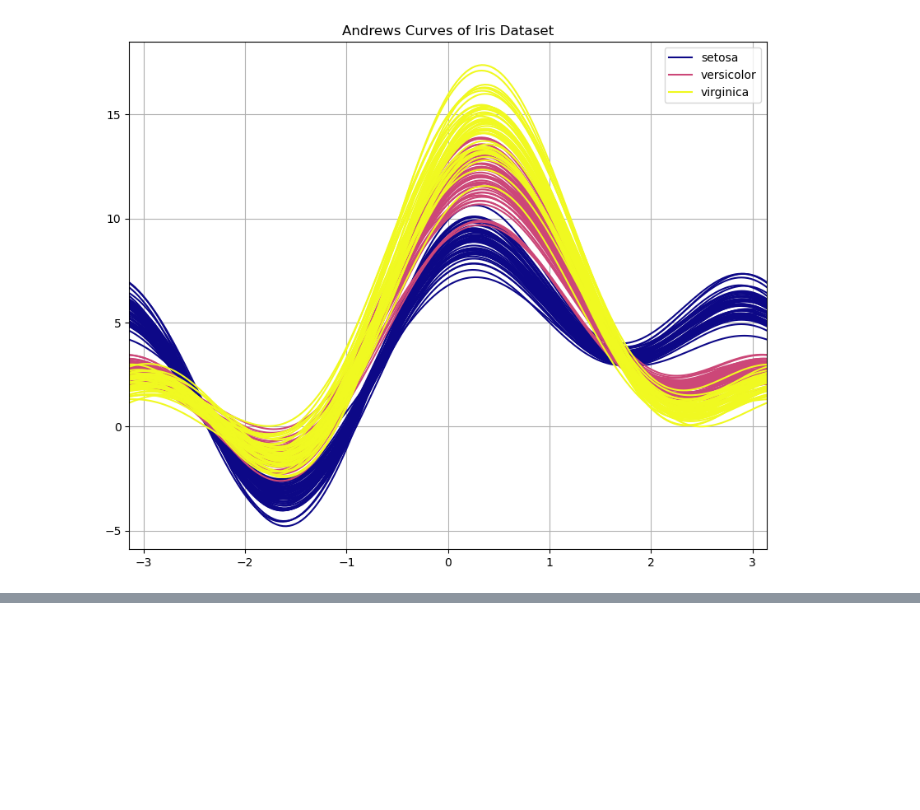
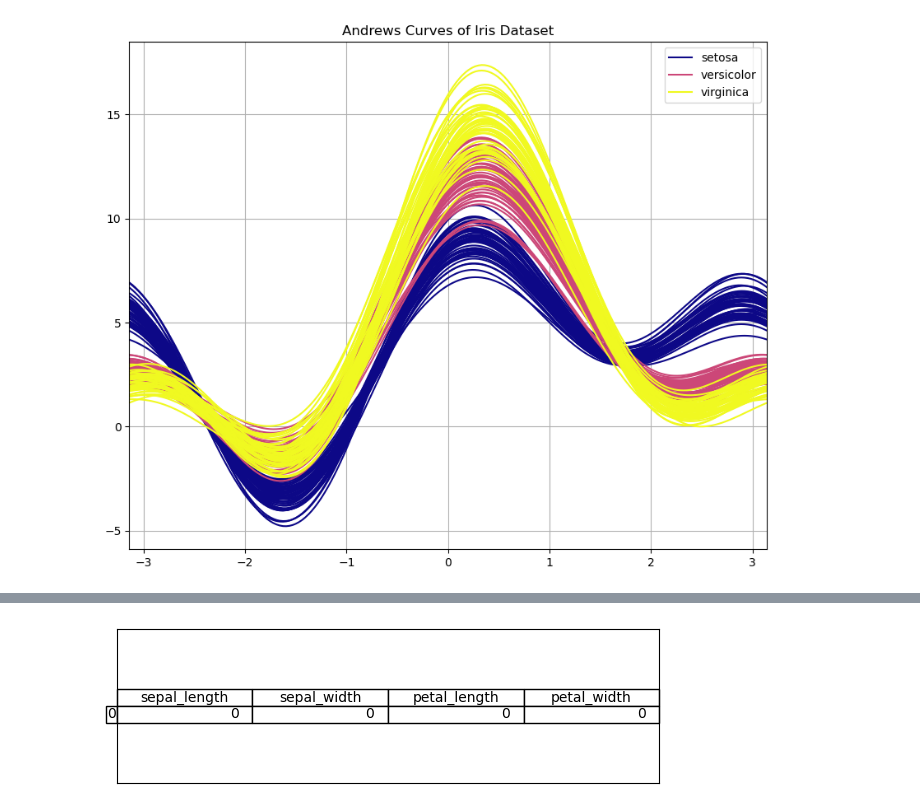
Before and after one commit to Grainne10/Pands-Project, a Jupyter notebook: analysis.ipynb, the cells around one changed output, grey strips where cells are left out. Drawn from its saved outputs; the diff is of its cells as text; code cells hidden in the pictures; blank space fills up the shorter version.

Commit message:
Add missing values table and correct issues on file

```diff
--- a/analysis.ipynb
+++ b/analysis.ipynb
@@ -54,24 +54,3 @@ table(ax, df, loc="center")  # where df is your data frame
 plt.savefig("describetable.png")
 # %% [output]
 [figure]
-# %%
-df = [
-    ["sepal_length", "sepal_width", "petal_length", "petal_width"],
-    ["count", 150.000000, 150.000000, 150.000000, 150.000000],
-    ["mean", 5.843333, 3.057333, 3.758000, 1.199333],
-    ["std", 0.828066, 0.435866, 1.765298, 0.762238],
-    ["min", 4.300000, 2.000000, 1.000000, 0.100000],
-    ["25%", 5.100000, 2.800000, 1.600000, 0.300000],
-    ["50%", 5.800000, 3.000000, 4.350000, 1.300000],
-    ["75%", 6.400000, 3.300000, 5.100000, 1.800000],
-    ["max", 7.900000, 4.400000, 6.900000, 2.500000]
-]
-
-plt.figure(figsize=(10, 5))
-table = plt.table(cellText=df[1:], colLabels=df[0], loc='center', cellLoc='center')
-
-table.auto_set_font_size(False)
-table.set_fontsize(10)
-table.scale(1.2, 1.2)
-
-plt.axis('off')
@@ -390,0 +378,16 @@ plt.show()
+# %%
+df = {'sepal_length': [0],
+        'sepal_width': [0],
+        'petal_length': [0],
+        'petal_width': [0]}
+df_null_sum = pd.DataFrame(df)
+
+# Plotting the table and saving it as an image file
+plt.figure(figsize=(7, 2))  # Adjust the figure size as needed
+ax = plt.subplot(111, frame_on=True)
+ax.xaxis.set_visible(False)
+ax.yaxis.set_visible(False)
+table(ax, df_null_sum, loc='center')
+plt.savefig("null_sum_table.png")
+# %% [output]
+[figure, added]
```
Also changed, not shown: parts of 6 cells of this notebook, 4 other files.
